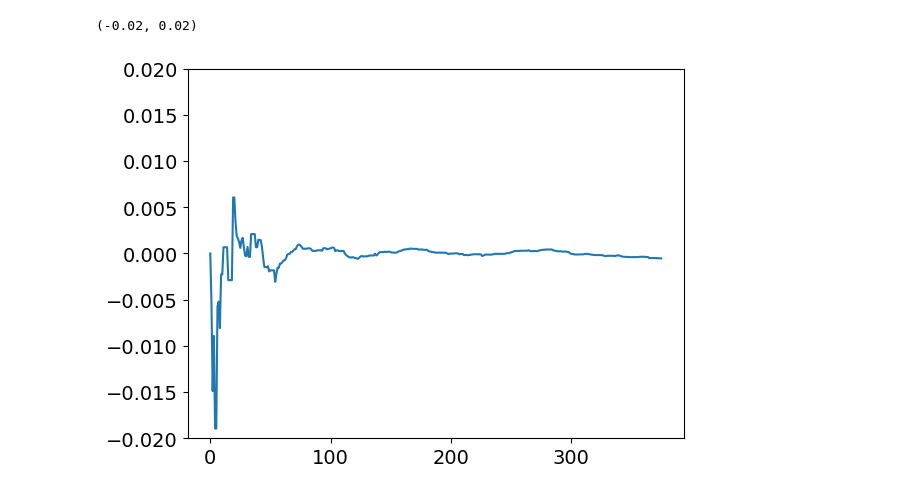
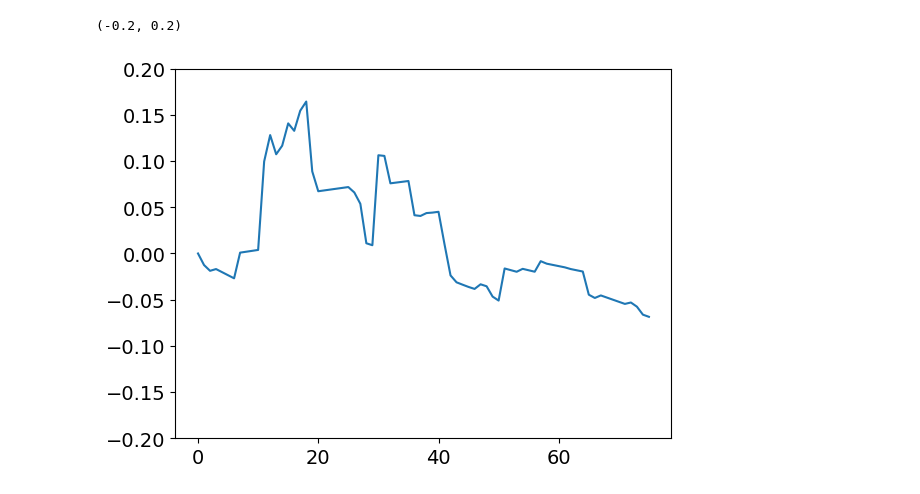
Before and after one commit to qpantc/MySkill, a Jupyter notebook: DLM/early-warning-signal-DLM-master/dlm_example.ipynb, the cells around one changed output. Saved outputs shown, nothing was run; the diff lists cells and outputs as text; code cells hidden in the pictures.

```diff
--- a/DLM/early-warning-signal-DLM-master/dlm_example.ipynb
+++ b/DLM/early-warning-signal-DLM-master/dlm_example.ipynb
@@ -71,7 +69,7 @@ FF = forwardFilteringM(M) # 求解模型
 # %%
-plt.plot(FF.get('sm')[1,:])
+plt.plot(FF.get('sm')[0,:]) # local mean
 # plt.xlim(0, 6)  # 设置x轴刻度范围为0到6
-plt.ylim(-0.02, 0.02) # 设置y轴刻度范围为0到12
+plt.ylim(-0.2, 0.2) # 设置y轴刻度范围为0到12
 # %% [output]
-(-0.02, 0.02)
+(-0.2, 0.2)
-[figure, old version]
+[figure, new version]
```
Also changed, not shown: parts of 12 cells of this notebook, 3 other files.
